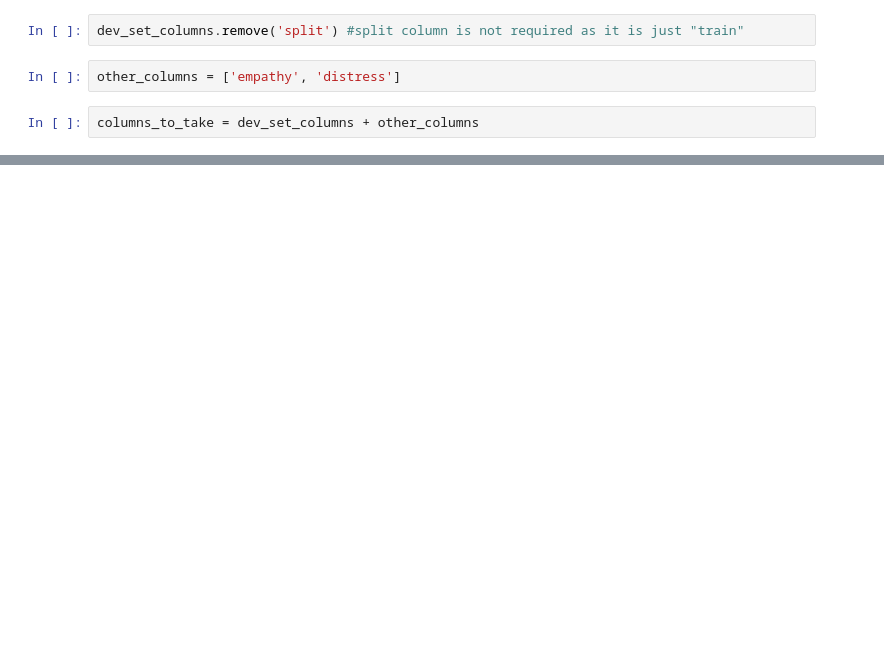
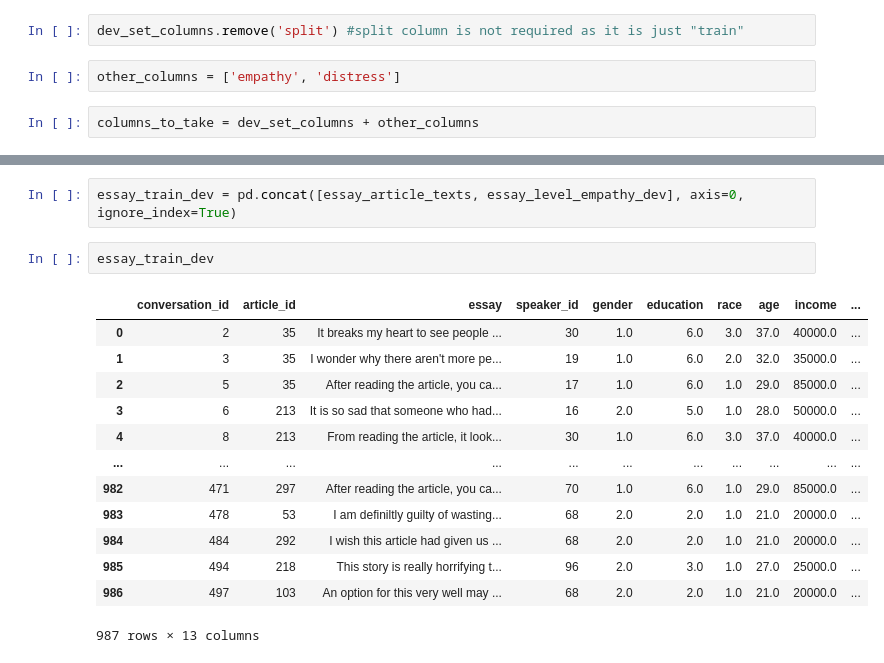
Before and after one commit to hasan-rakibul/WASSA23-empathy-emotion, a Jupyter notebook: get_texts_label.ipynb, the cells around one changed output, grey strips where cells are left out. Drawn from its saved outputs; the diff is of its cells as text; blank space fills up the shorter version.

```diff
--- a/get_texts_label.ipynb
+++ b/get_texts_label.ipynb
@@ -149 +156,19 @@ essay_article_texts
+# %%
+essay_train_dev = pd.concat([essay_article_texts, essay_level_empathy_dev], axis=0, ignore_index=True)
+# %%
+essay_train_dev
+# %% [output]
+|  | conversation_id | article_id | essay | speaker_id | gender | education | race | age | income | ... |
+| 0 | 2 | 35 | It breaks my heart to see people ... | 30 | 1.0 | 6.0 | 3.0 | 37.0 | 40000.0 | ... |
+| 1 | 3 | 35 | I wonder why there aren't more pe... | 19 | 1.0 | 6.0 | 2.0 | 32.0 | 35000.0 | ... |
+| 2 | 5 | 35 | After reading the article, you ca... | 17 | 1.0 | 6.0 | 1.0 | 29.0 | 85000.0 | ... |
+| 3 | 6 | 213 | It is so sad that someone who had... | 16 | 2.0 | 5.0 | 1.0 | 28.0 | 50000.0 | ... |
+| 4 | 8 | 213 | From reading the article, it look... | 30 | 1.0 | 6.0 | 3.0 | 37.0 | 40000.0 | ... |
+| ... | ... | ... | ... | ... | ... | ... | ... | ... | ... | ... |
+| 982 | 471 | 297 | After reading the article, you ca... | 70 | 1.0 | 6.0 | 1.0 | 29.0 | 85000.0 | ... |
+| 983 | 478 | 53 | I am definiltly guilty of wasting... | 68 | 2.0 | 2.0 | 1.0 | 21.0 | 20000.0 | ... |
+| 984 | 484 | 292 | I wish this article had given us ... | 68 | 2.0 | 2.0 | 1.0 | 21.0 | 20000.0 | ... |
+| 985 | 494 | 218 | This story is really horrifying t... | 96 | 2.0 | 3.0 | 1.0 | 27.0 | 25000.0 | ... |
+| 986 | 497 | 103 | An option for this very well may ... | 68 | 2.0 | 2.0 | 1.0 | 21.0 | 20000.0 | ... |
+987 rows × 13 columns
 # %%
```
Also changed, not shown: parts of 28 cells of this notebook, 3 other files.
